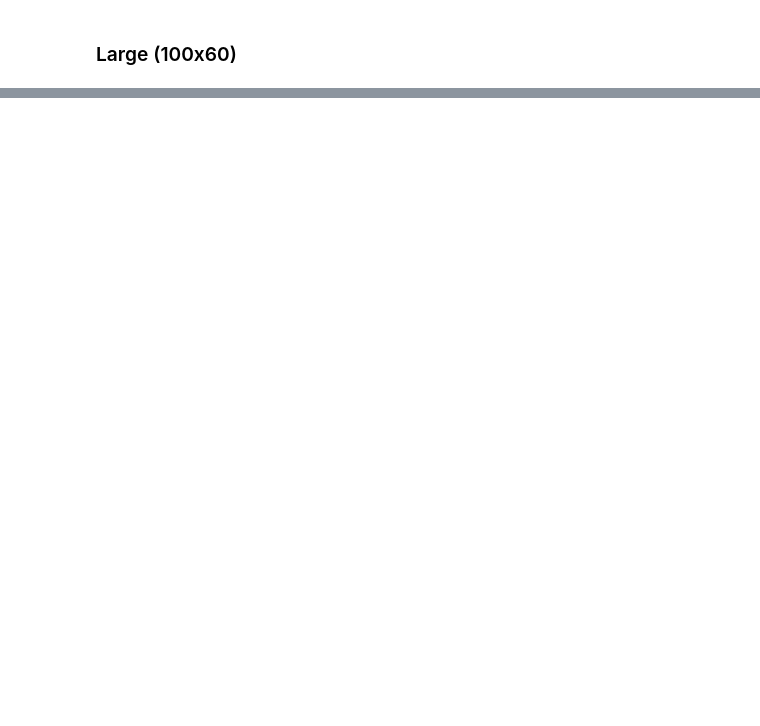
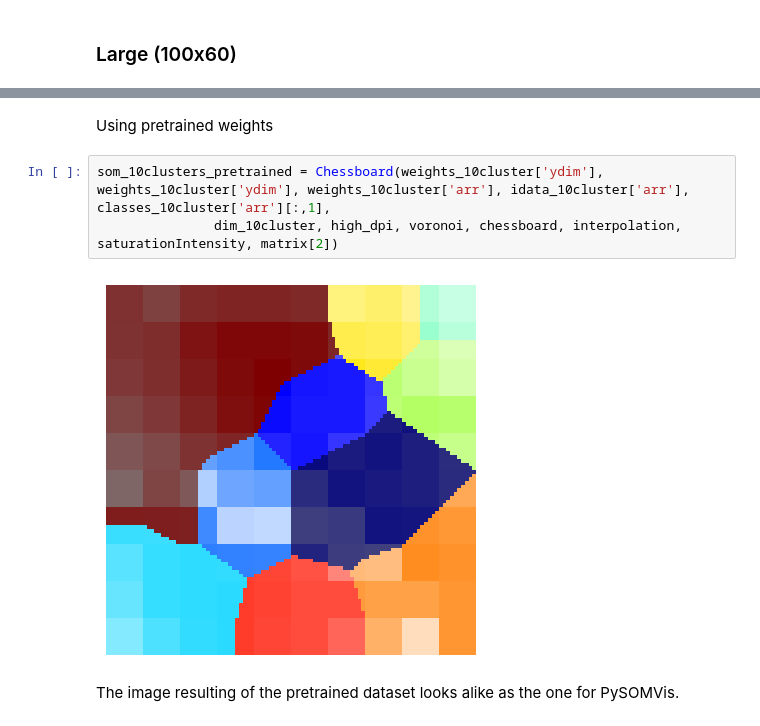
Before and after one commit to marlederer/PySOMVis_Coding_I_2023, a Jupyter notebook: PySOMVis/coding_assignment.ipynb, the cells around one changed output, grey strips where cells are left out. Saved outputs shown, nothing was run; the diff lists cells and outputs as text; blank space fills up the shorter version.

```diff
--- a/PySOMVis/coding_assignment.ipynb
+++ b/PySOMVis/coding_assignment.ipynb
@@ -603,0 +606,9 @@ c = Chessboard(100, 60, som_large._weights, idata_10cluster['arr'], classes_10cl
+# %% [markdown]
+Using pretrained weights
+# %%
+som_10clusters_pretrained = Chessboard(weights_10cluster['ydim'], weights_10cluster['ydim'], weights_10cluster['arr'], idata_10cluster['arr'], classes_10cluster['arr'][:,1],
+               dim_10cluster, high_dpi, voronoi, chessboard, interpolation, saturationIntensity, matrix[2])
+# %% [output]
+[figure, added]
+# %% [markdown]
+The image resulting of the pretrained dataset looks alike as the one for PySOMVis.
```
Also changed, not shown: parts of 10 cells of this notebook.
